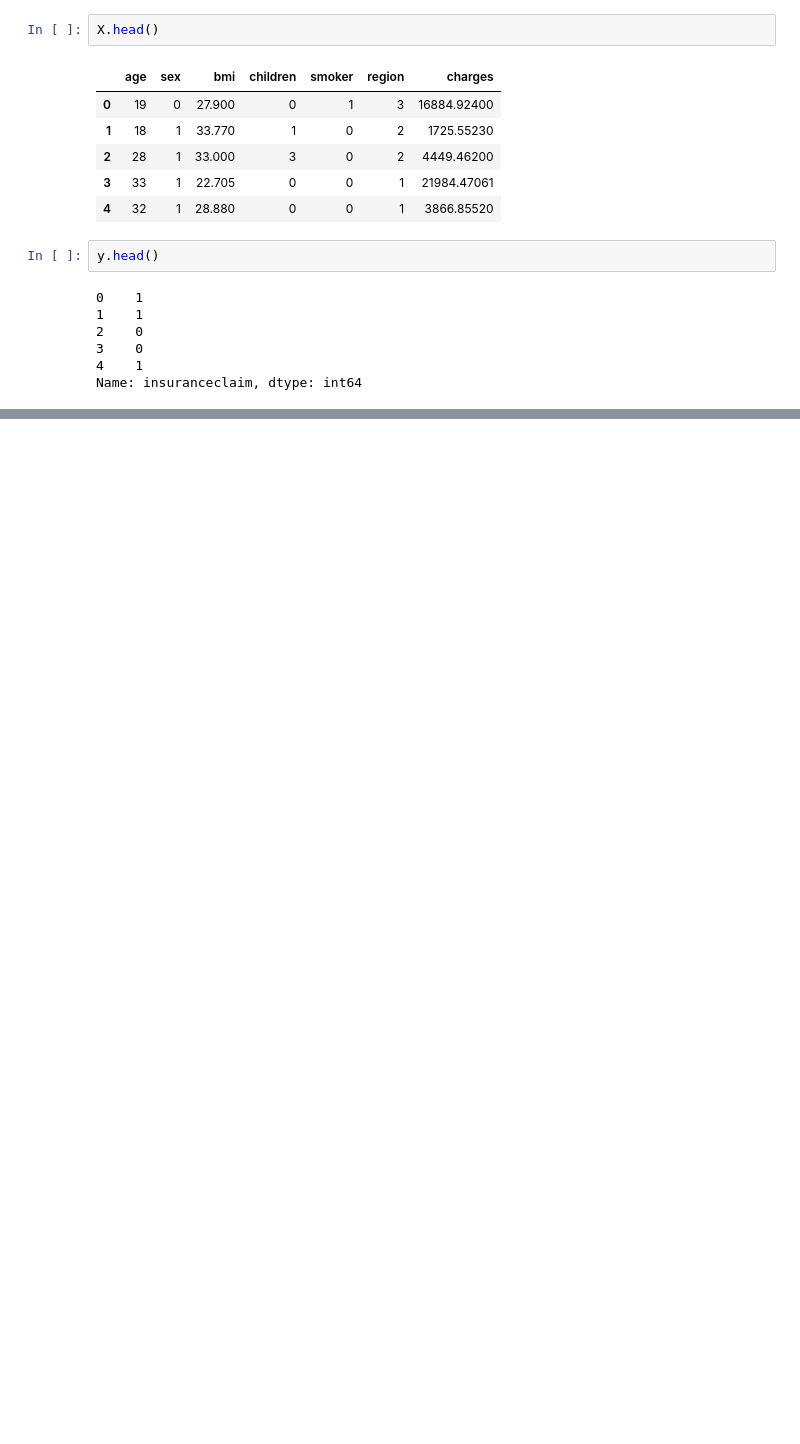
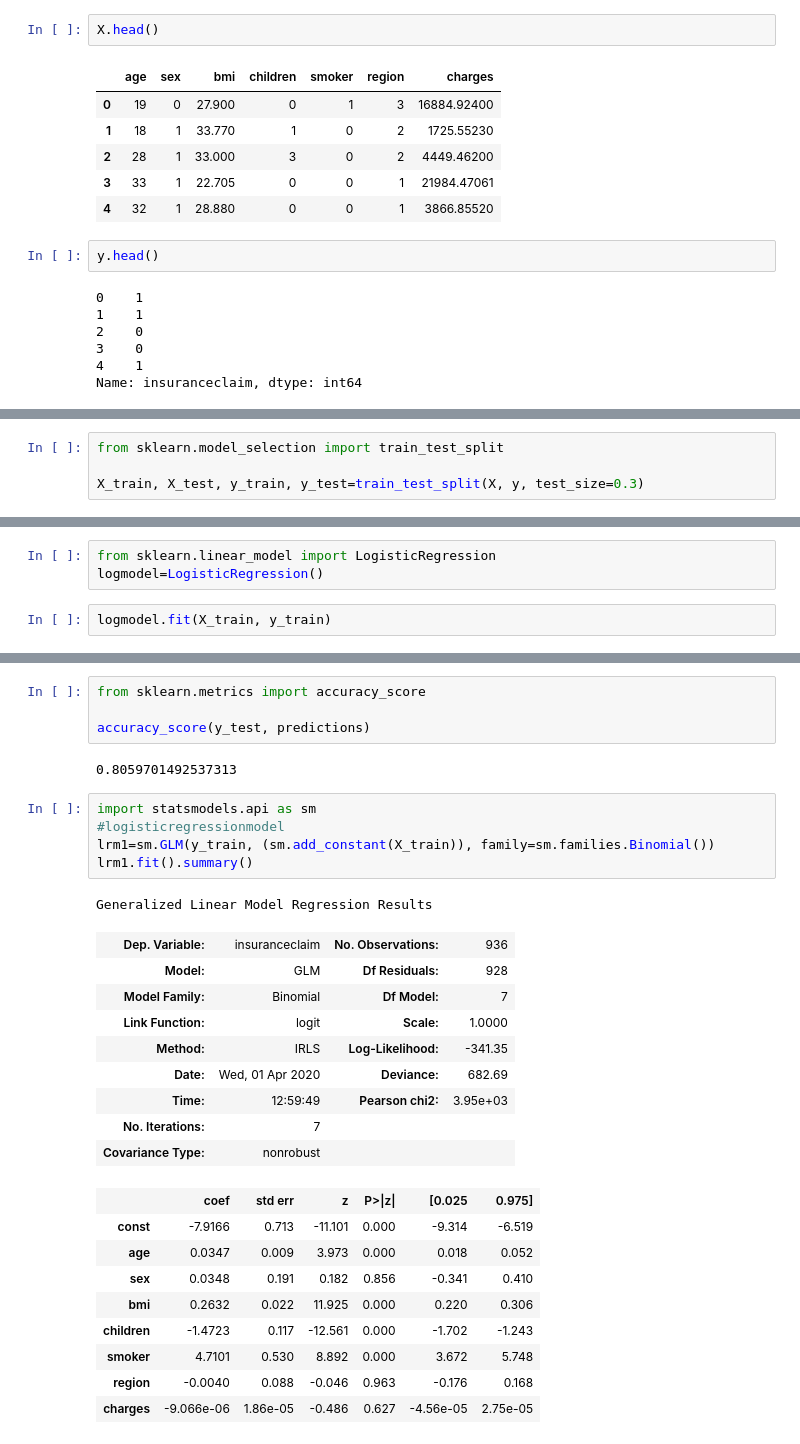
Before and after one commit to charlie-aashutosh/Machine-Learning, a Jupyter notebook: insurance_claim_prediction.ipynb, the cells around one changed output, grey strips where cells are left out. Cells and saved outputs as stored; diff of their text form; blank space fills up the shorter version.

```diff
--- a/insurance_claim_prediction.ipynb
+++ b/insurance_claim_prediction.ipynb
@@ -96 +98,5 @@ dfCheck=insurance[1300:]
+# %%
+from sklearn.model_selection import train_test_split
+
+X_train, X_test, y_train, y_test=train_test_split(X, y, test_size=0.3)
 # %%
@@ -128,0 +114,5 @@ accuracy of model =  86.0 %
+# %%
+from sklearn.linear_model import LogisticRegression
+logmodel=LogisticRegression()
+# %%
+logmodel.fit(X_train, y_train)
@@ -128,0 +139,31 @@ accuracy of model =  86.0 %
+# %%
+from sklearn.metrics import accuracy_score
+
+accuracy_score(y_test, predictions)
+# %% [output]
+0.8059701492537313
+# %%
+import statsmodels.api as sm
+#logisticregressionmodel
+lrm1=sm.GLM(y_train, (sm.add_constant(X_train)), family=sm.families.Binomial())
+lrm1.fit().summary()
+# %% [output]
+Generalized Linear Model Regression Results
+| Dep. Variable: | insuranceclaim | No. Observations: | 936 |
+| Model: | GLM | Df Residuals: | 928 |
+| Model Family: | Binomial | Df Model: | 7 |
+| Link Function: | logit | Scale: | 1.0000 |
+| Method: | IRLS | Log-Likelihood: | -341.35 |
+| Date: | Wed, 01 Apr 2020 | Deviance: | 682.69 |
+| Time: | 12:59:49 | Pearson chi2: | 3.95e+03 |
+| No. Iterations: | 7 |  |  |
+| Covariance Type: | nonrobust |  |  |
+|  | coef | std err | z | P>|z| | [0.025 | 0.975] |
+| const | -7.9166 | 0.713 | -11.101 | 0.000 | -9.314 | -6.519 |
+| age | 0.0347 | 0.009 | 3.973 | 0.000 | 0.018 | 0.052 |
+| sex | 0.0348 | 0.191 | 0.182 | 0.856 | -0.341 | 0.410 |
+| bmi | 0.2632 | 0.022 | 11.925 | 0.000 | 0.220 | 0.306 |
+| children | -1.4723 | 0.117 | -12.561 | 0.000 | -1.702 | -1.243 |
+| smoker | 4.7101 | 0.530 | 8.892 | 0.000 | 3.672 | 5.748 |
+| region | -0.0040 | 0.088 | -0.046 | 0.963 | -0.176 | 0.168 |
+| charges | -9.066e-06 | 1.86e-05 | -0.486 | 0.627 | -4.56e-05 | 2.75e-05 |
```
Also changed, not shown: parts of 18 cells of this notebook.
